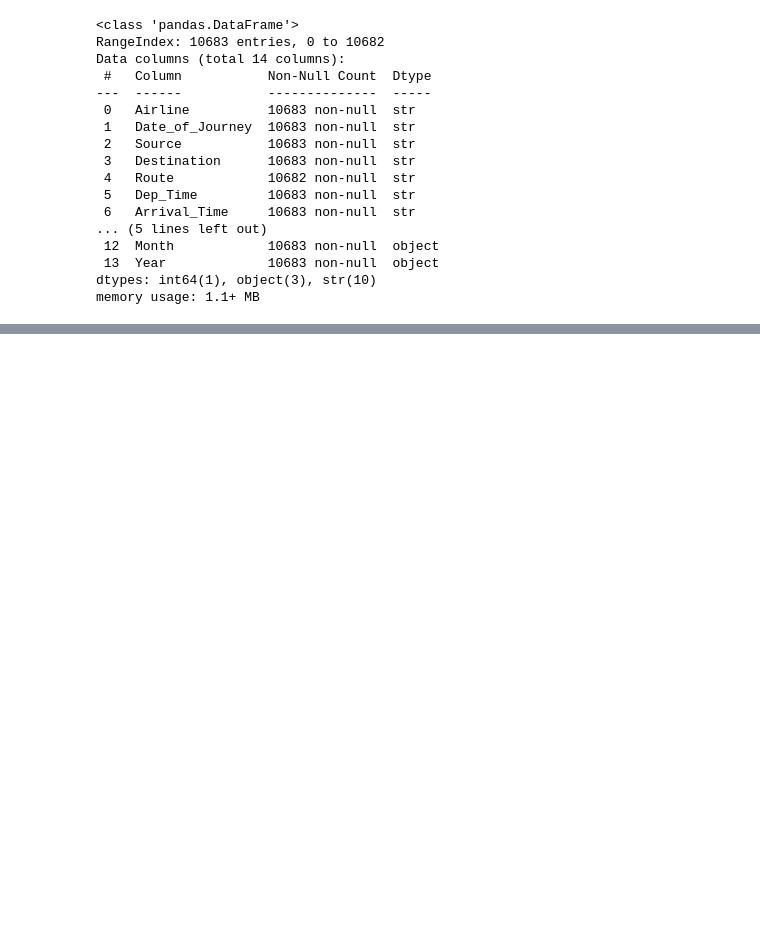
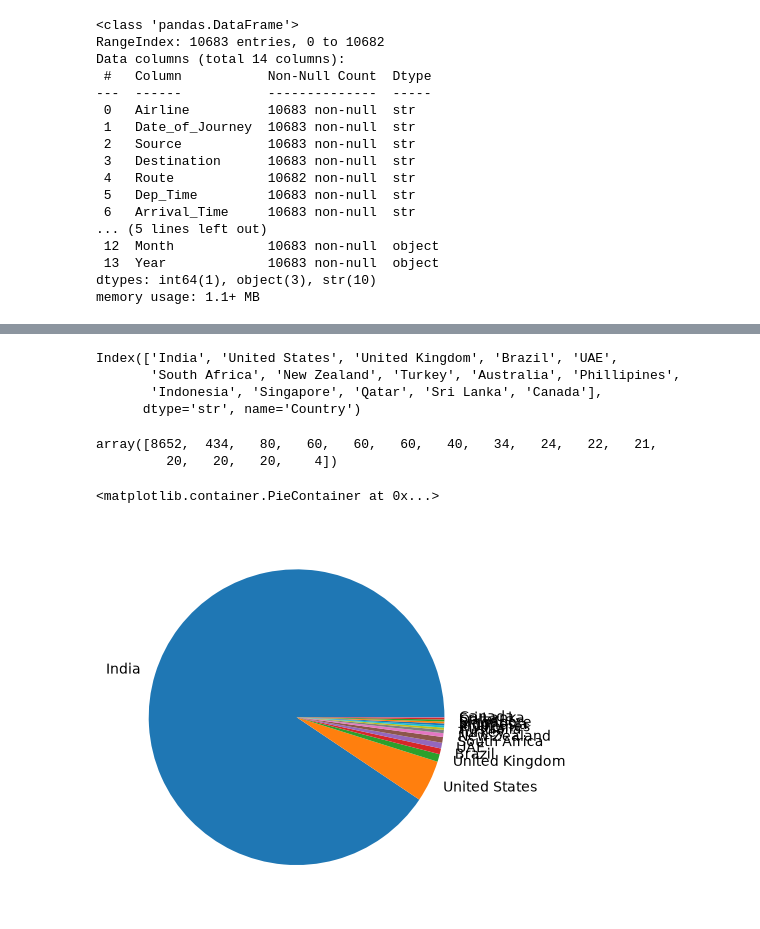
Before and after one commit to dheerajreddy-work/MACHINE-LEARNING, a Jupyter notebook: EDA/EDA.ipynb, the cells around one changed output, grey strips where cells are left out. Drawn from its saved outputs; the diff is of its cells as text; code cells hidden in the pictures; blank space fills up the shorter version.

```diff
--- a/EDA/EDA.ipynb
+++ b/EDA/EDA.ipynb
@@ -264,0 +377,2 @@ memory usage: 1.1+ MB
+# %%
+df_country=pd.read_excel('Country-Code.xlsx')
@@ -264,0 +388,3 @@ memory usage: 1.1+ MB
+# %%
+# we will combine
+df=pd.merge(df,df_country,on='Country Code',how='left')
@@ -264,0 +426,20 @@ memory usage: 1.1+ MB
+# %%
+country_name=df.Country.value_counts().index
+country_name
+# %% [output]
+Index(['India', 'United States', 'United Kingdom', 'Brazil', 'UAE',
+       'South Africa', 'New Zealand', 'Turkey', 'Australia', 'Phillipines',
+       'Indonesia', 'Singapore', 'Qatar', 'Sri Lanka', 'Canada'],
+      dtype='str', name='Country')
+# %%
+country_val=df.Country.value_counts().values
+country_val
+# %% [output]
+array([8652,  434,   80,   60,   60,   60,   40,   34,   24,   22,   21,
+         20,   20,   20,    4])
+# %%
+## Pie Chart
+plt.pie(country_val,labels=country_name)
+# %% [output]
+<matplotlib.container.PieContainer at 0x...>
+[figure, added]
```
Also changed, not shown: parts of 34 cells of this notebook, 15 other files.
